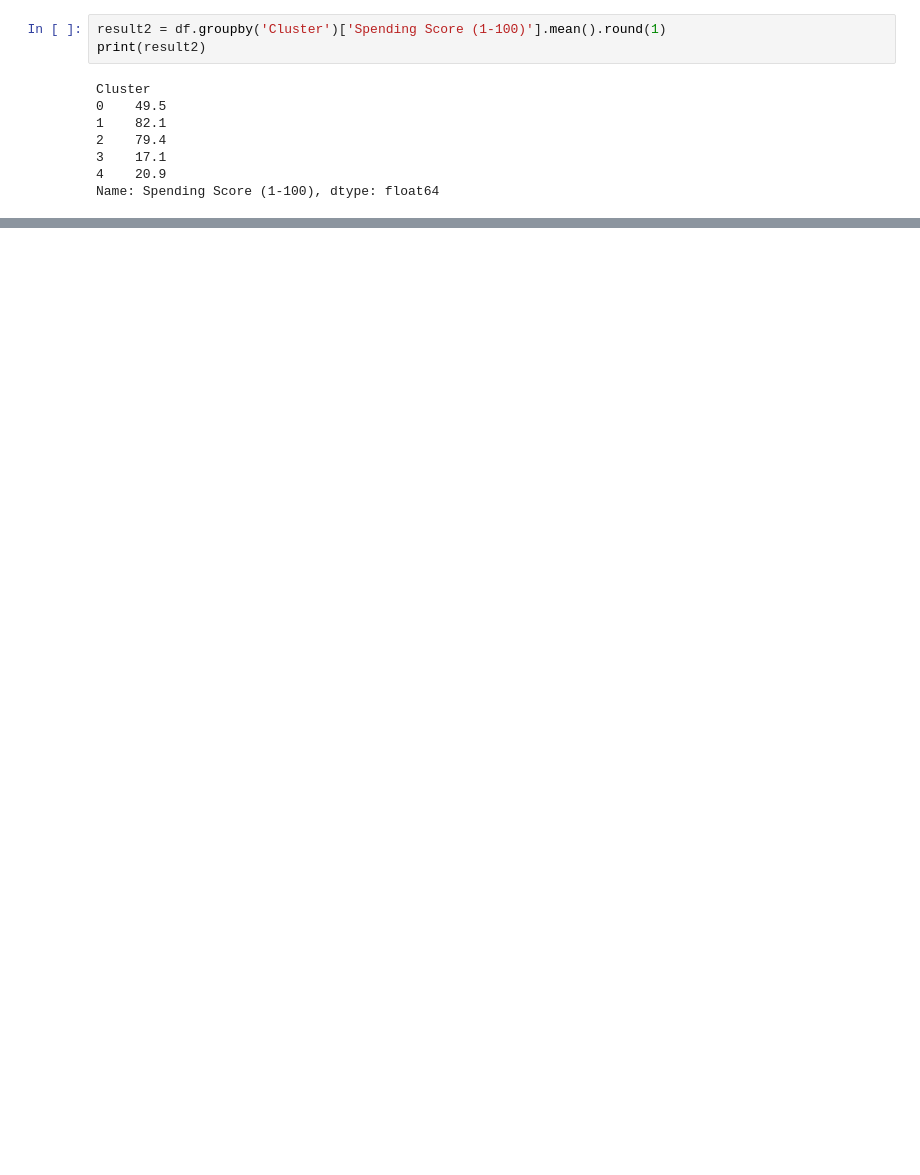
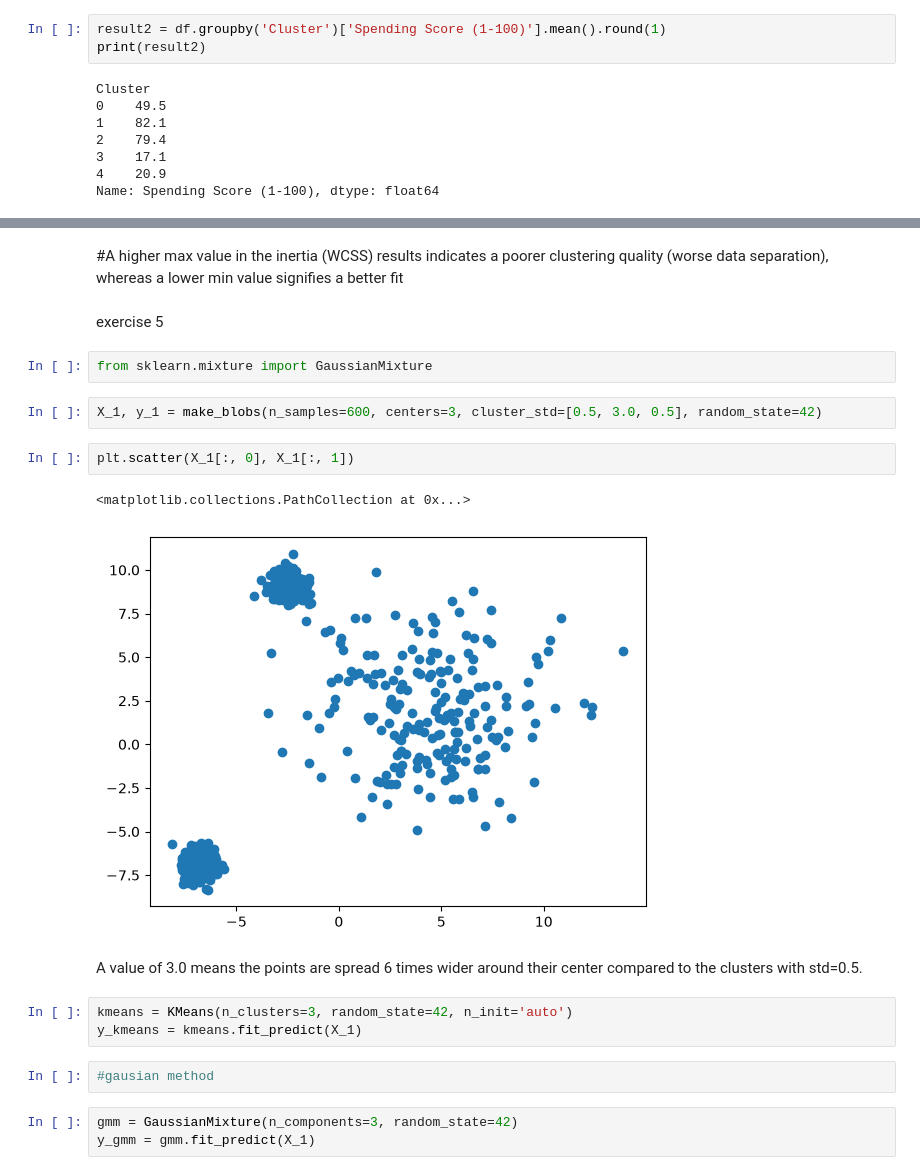
Before and after one commit to michallitwin/python-learning, a Jupyter notebook: python_ml/k means/kmeans_mall_project.ipynb, the cells around one changed output, grey strips where cells are left out. Drawn from its saved outputs; the diff is of its cells as text; blank space fills up the shorter version.

Commit message:
done kmeans project

```diff
--- a/python_ml/k means/kmeans_mall_project.ipynb
+++ b/python_ml/k means/kmeans_mall_project.ipynb
@@ -235,0 +257,23 @@ Name: Spending Score (1-100), dtype: float64
+# %% [markdown]
+#A higher max value in the inertia (WCSS) results indicates a poorer clustering quality (worse data separation), whereas a lower min value signifies a better fit
+# %% [markdown]
+exercise 5
+# %%
+from sklearn.mixture import GaussianMixture
+# %%
+X_1, y_1 = make_blobs(n_samples=600, centers=3, cluster_std=[0.5, 3.0, 0.5], random_state=42)
+# %%
+plt.scatter(X_1[:, 0], X_1[:, 1])
+# %% [output]
+<matplotlib.collections.PathCollection at 0x...>
+[figure, added]
+# %% [markdown]
+A value of 3.0 means the points are spread 6 times wider around their center compared to the clusters with std=0.5.
+# %%
+kmeans = KMeans(n_clusters=3, random_state=42, n_init='auto')
+y_kmeans = kmeans.fit_predict(X_1)
+# %%
+#gausian method
+# %%
+gmm = GaussianMixture(n_components=3, random_state=42)
+y_gmm = gmm.fit_predict(X_1)
```
Also changed, not shown: parts of 7 cells of this notebook.
